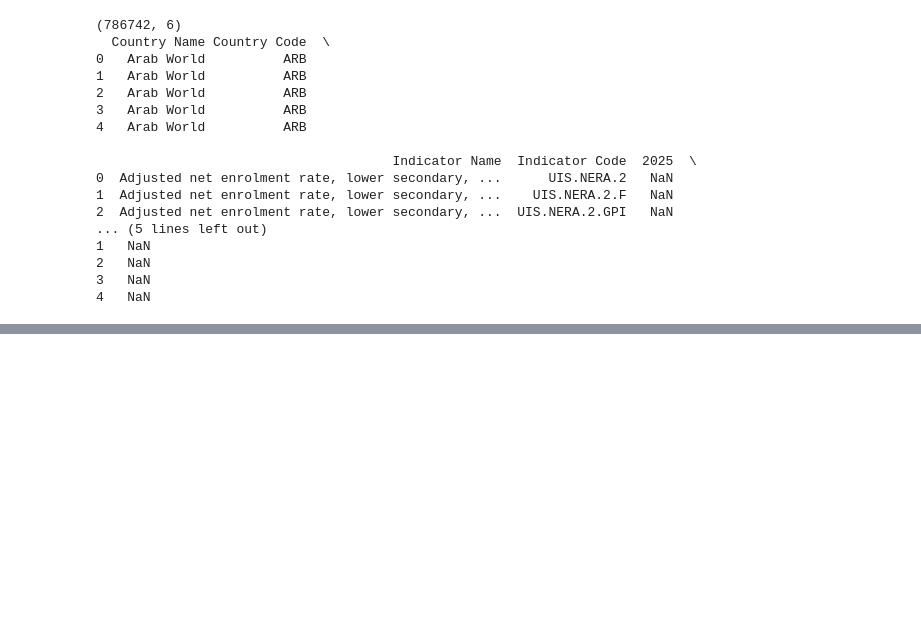
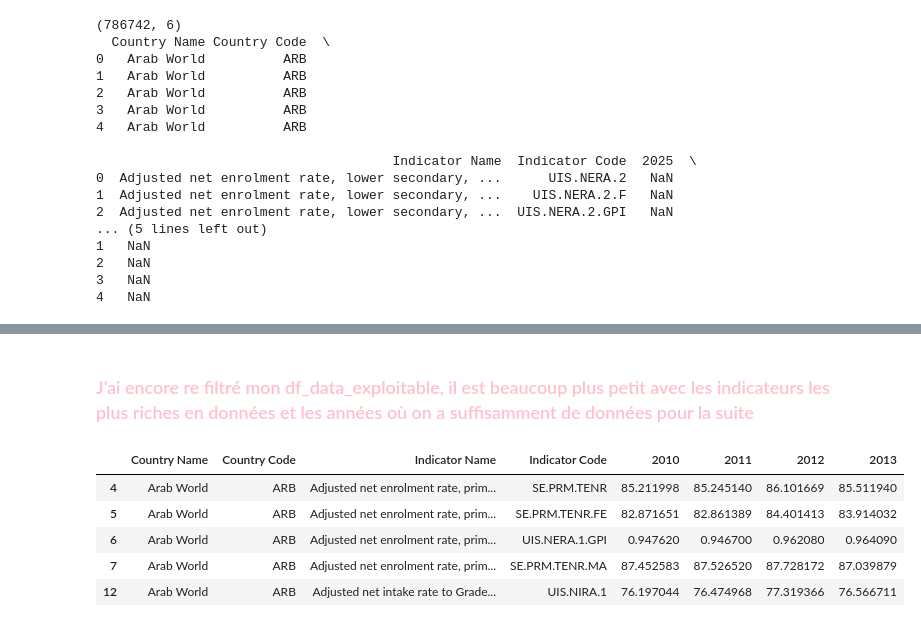
Before and after one commit to SafiaData/OpenclassroomsProjet2, a Jupyter notebook: PROJET 2 OPENCLASSROOMS .ipynb, the cells around one changed output, grey strips where cells are left out. Cells and saved outputs as stored; diff of their text form; code cells hidden in the pictures; blank space fills up the shorter version.

```diff
--- a/PROJET 2 OPENCLASSROOMS .ipynb
+++ b/PROJET 2 OPENCLASSROOMS .ipynb
@@ -1402,0 +1649,4 @@ print(df_data_projection.head())
+# %%
+df_data_exploitable = df_data_exploitable[
+    df_data_exploitable["Indicator Name"].isin(indicators_to_keep_final)
+]
@@ -1402,0 +1656,9 @@ print(df_data_projection.head())
+# %%
+prop_non_missing_per_year_final = (
+    df_data_exploitable[years_cols]
+    .notna()
+    .sum()
+    / df_data_exploitable.shape[0]
+)
+
+print(prop_non_missing_per_year_final.sort_values())
@@ -1402,0 +1674,6 @@ print(df_data_projection.head())
+# %%
+years_to_keep_final = prop_non_missing_per_year_final[
+    prop_non_missing_per_year_final > 0.5
+].index.tolist()
+
+print(years_to_keep_final)
@@ -1402,0 +1682,9 @@ print(df_data_projection.head())
+# %%
+cols_to_keep_final = [
+    "Country Name", "Country Code", "Indicator Name", "Indicator Code"
+] + years_to_keep_final
+
+df_data_exploitable = df_data_exploitable[cols_to_keep_final]
+
+print(df_data_exploitable.shape)
+print(df_data_exploitable.head())
@@ -1402,0 +1709,11 @@ print(df_data_projection.head())
+# %% [markdown]
+### <span style="color:pink">J'ai encore re filtré mon df_data_exploitable, il est beaucoup plus petit avec les indicateurs les plus riches en données et les années où on a suffisamment de données pour la suite
+# %%
+df_data_exploitable.head()
+# %% [output]
+|  | Country Name | Country Code | Indicator Name | Indicator Code | 2010 | 2011 | 2012 | 2013 |
+| 4 | Arab World | ARB | Adjusted net enrolment rate, prim... | SE.PRM.TENR | 85.211998 | 85.245140 | 86.101669 | 85.511940 |
+| 5 | Arab World | ARB | Adjusted net enrolment rate, prim... | SE.PRM.TENR.FE | 82.871651 | 82.861389 | 84.401413 | 83.914032 |
+| 6 | Arab World | ARB | Adjusted net enrolment rate, prim... | UIS.NERA.1.GPI | 0.947620 | 0.946700 | 0.962080 | 0.964090 |
+| 7 | Arab World | ARB | Adjusted net enrolment rate, prim... | SE.PRM.TENR.MA | 87.452583 | 87.526520 | 87.728172 | 87.039879 |
+| 12 | Arab World | ARB | Adjusted net intake rate to Grade... | UIS.NIRA.1 | 76.197044 | 76.474968 | 77.319366 | 76.566711 |
```
Also changed, not shown: parts of 36 cells of this notebook.
